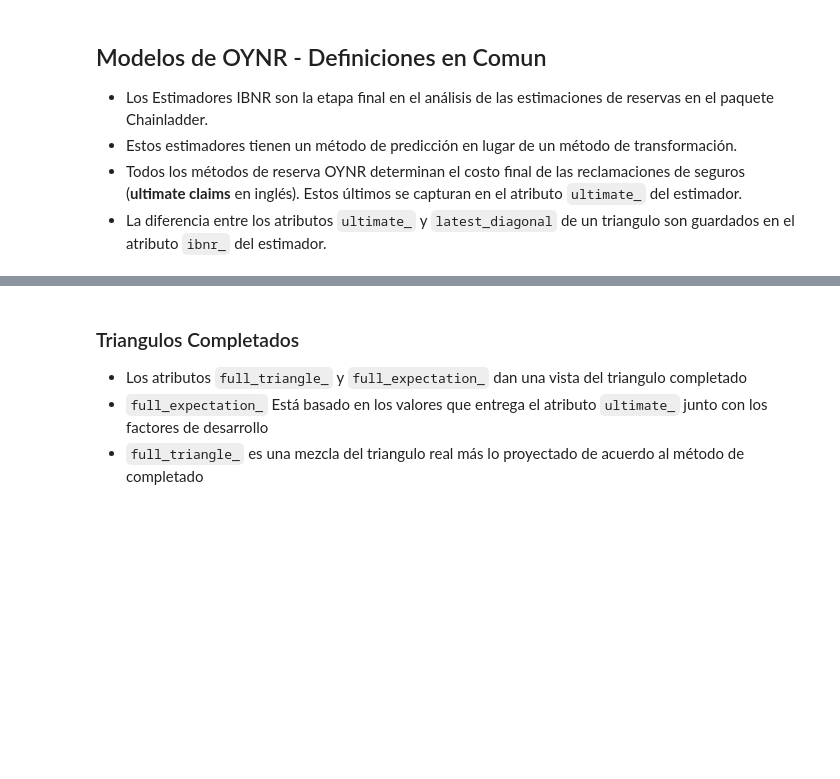
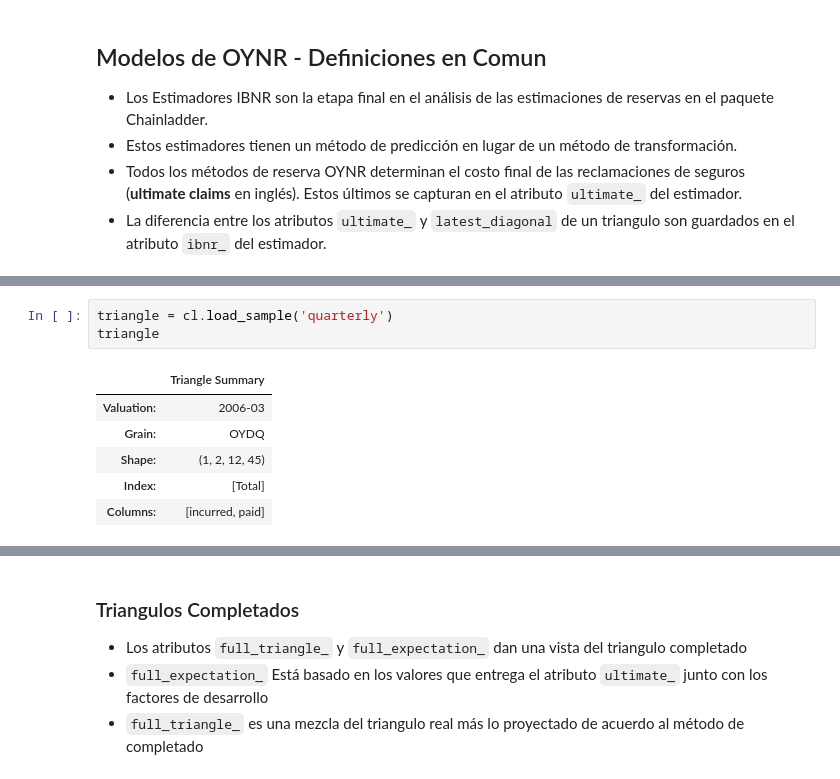
Before and after one commit to bcataldo3/UTSM_Unsupervised_ML, a Jupyter notebook: docs/modulo_4/Clase2.ipynb, the cells around one changed output, grey strips where cells are left out. Saved outputs shown, nothing was run; the diff lists cells and outputs as text; blank space fills up the shorter version.

```diff
--- a/docs/modulo_4/Clase2.ipynb
+++ b/docs/modulo_4/Clase2.ipynb
@@ -564,0 +582,10 @@ true_ibnr.sum()
+# %%
+triangle = cl.load_sample('quarterly')
+triangle
+# %% [output]
+|  | Triangle Summary |
+| Valuation: | 2006-03 |
+| Grain: | OYDQ |
+| Shape: | (1, 2, 12, 45) |
+| Index: | [Total] |
+| Columns: | [incurred, paid] |
```
Also changed, not shown: parts of 13 cells of this notebook.
